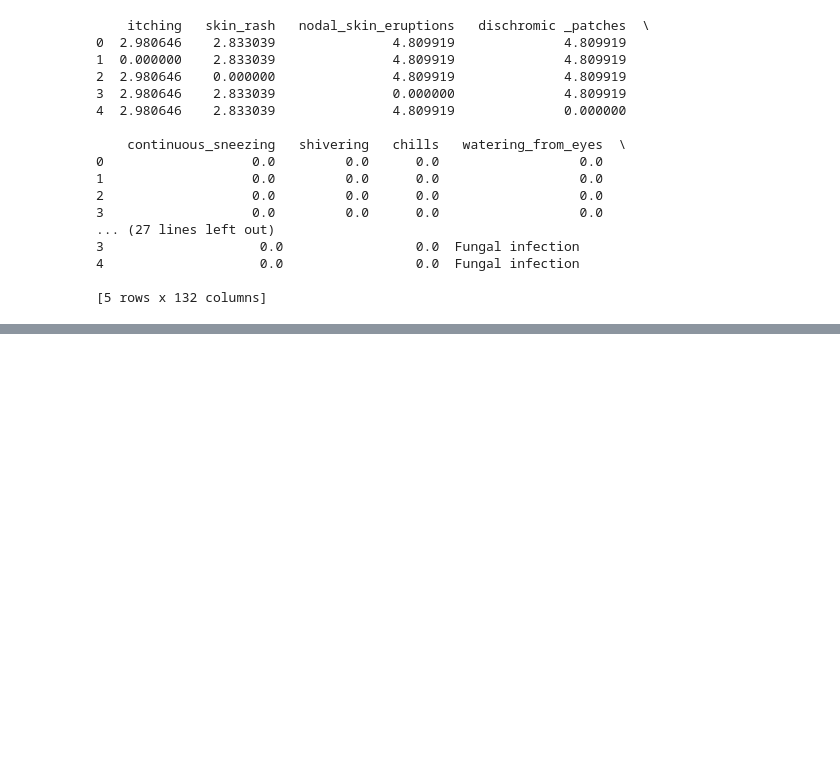
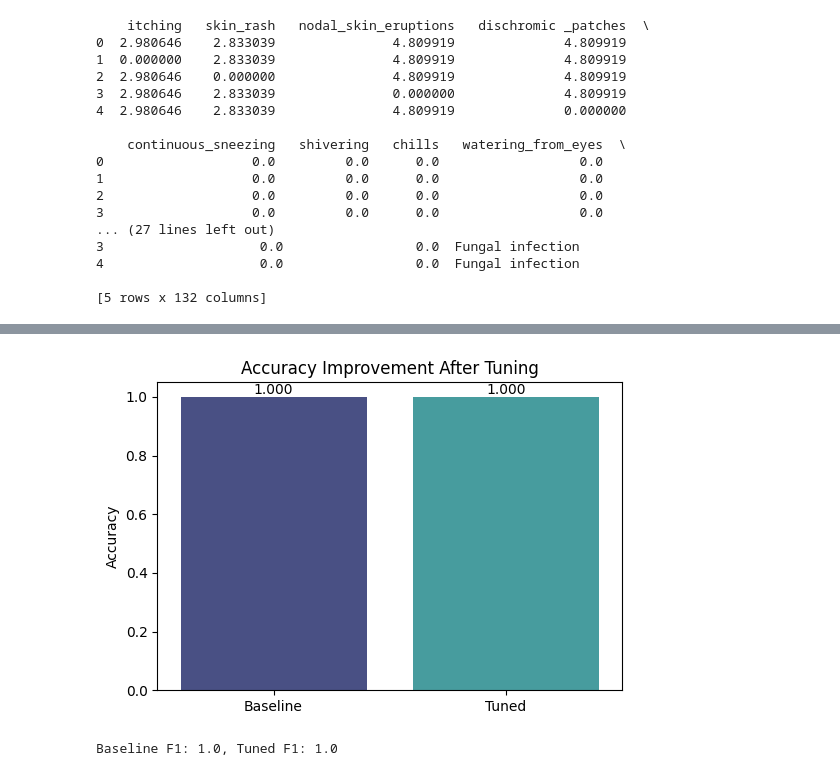
Before and after one commit to raman7976/Symptom-Disease-Diagnosis-ML, a Jupyter notebook: symptom-disease-diagnosis.ipynb, the cells around one changed output, grey strips where cells are left out. Cells and saved outputs as stored; diff of their text form; code cells hidden in the pictures; blank space fills up the shorter version.

```diff
--- a/symptom-disease-diagnosis.ipynb
+++ b/symptom-disease-diagnosis.ipynb
@@ -329,0 +415,24 @@ plt.show()
+# %%
+tuned_preds = best_model.predict(X_test)
+from sklearn.metrics import accuracy_score
+
+base_acc = accuracy_score(y_test, base_preds)
+tuned_acc = accuracy_score(y_test, tuned_preds)
+
+plt.figure(figsize=(6,4))
+sns.barplot(x=['Baseline', 'Tuned'], y=[base_acc, tuned_acc], palette='mako')
+plt.title("Accuracy Improvement After Tuning")
+plt.ylabel("Accuracy")
+for i, val in enumerate([base_acc, tuned_acc]):
+    plt.text(i, val + 0.01, f"{val:.3f}", ha='center')
+plt.show()
+# %% [output]
+[figure, added]
+# %%
+from sklearn.metrics import f1_score, log_loss
+
+f1_baseline = f1_score(y_test, base_preds, average='macro')
+f1_tuned = f1_score(y_test, tuned_preds, average='macro')
+print(f"Baseline F1: {f1_baseline}, Tuned F1: {f1_tuned}")
+# %% [output]
+Baseline F1: 1.0, Tuned F1: 1.0
```
Also changed, not shown: parts of 14 cells of this notebook.
